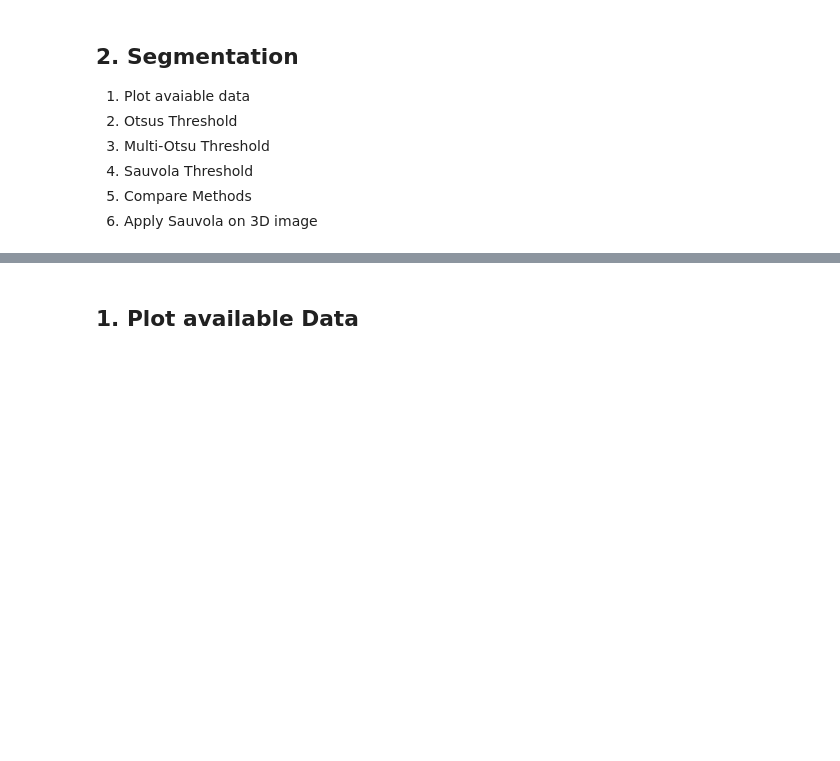
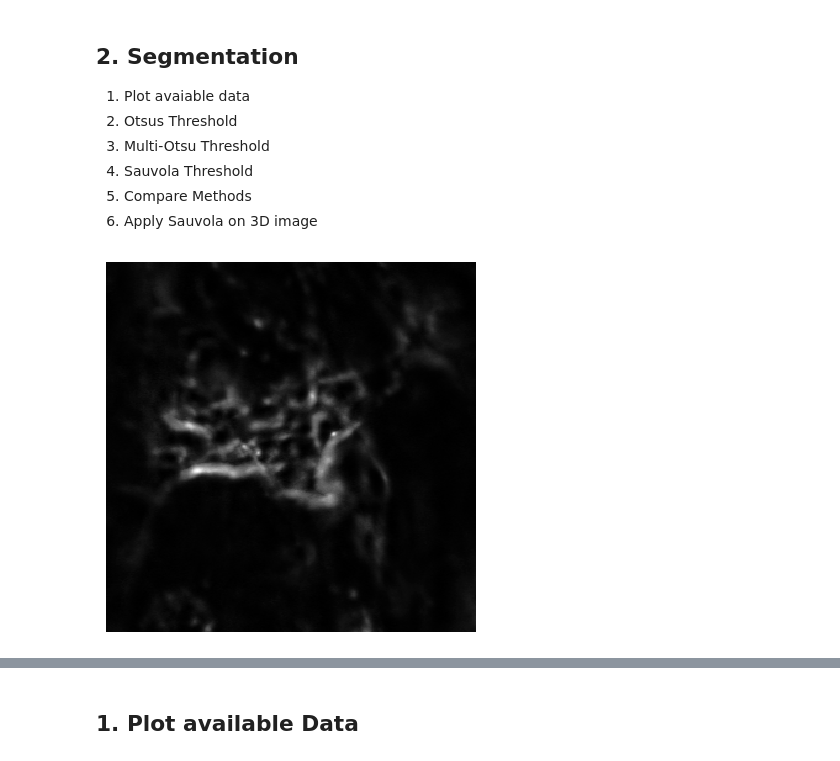
Before and after one commit to llloretta/connexin-pipeline, a Jupyter notebook: notebooks/2_1_segmentation.ipynb, the cells around one changed output, grey strips where cells are left out. Drawn from its saved outputs; the diff is of its cells as text; code cells hidden in the pictures; blank space fills up the shorter version.

```diff
--- a/notebooks/2_1_segmentation.ipynb
+++ b/notebooks/2_1_segmentation.ipynb
@@ -38,0 +41,4 @@ nuclei_mask = nuclei_mask[:,15:,:]
+# %%
+stackview.imshow(preprocessed_image[150, 300:600, 400:700])
+# %% [output]
+[figure, added]
```
Also changed, not shown: parts of 16 cells of this notebook, 11 other files.
